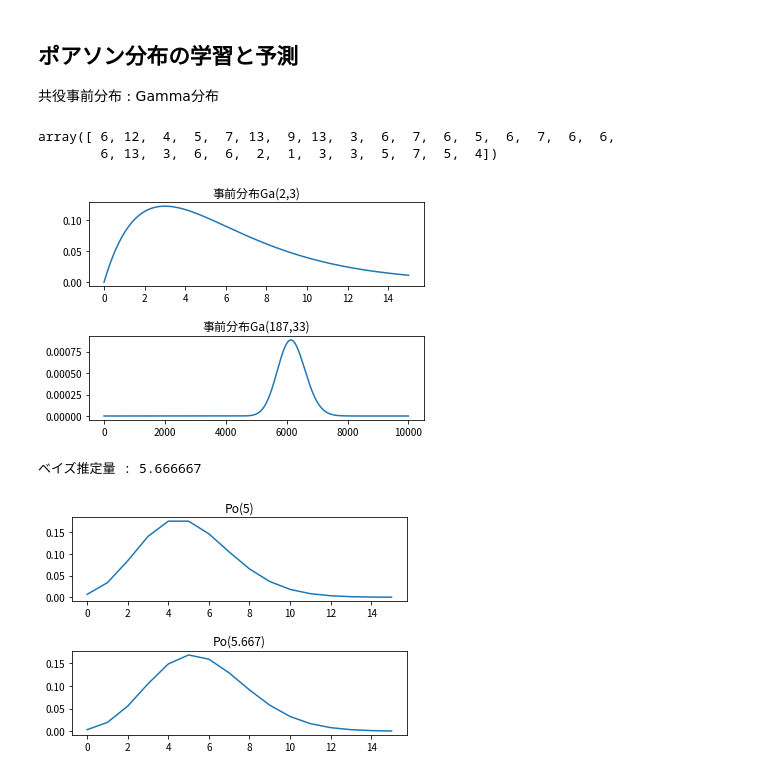
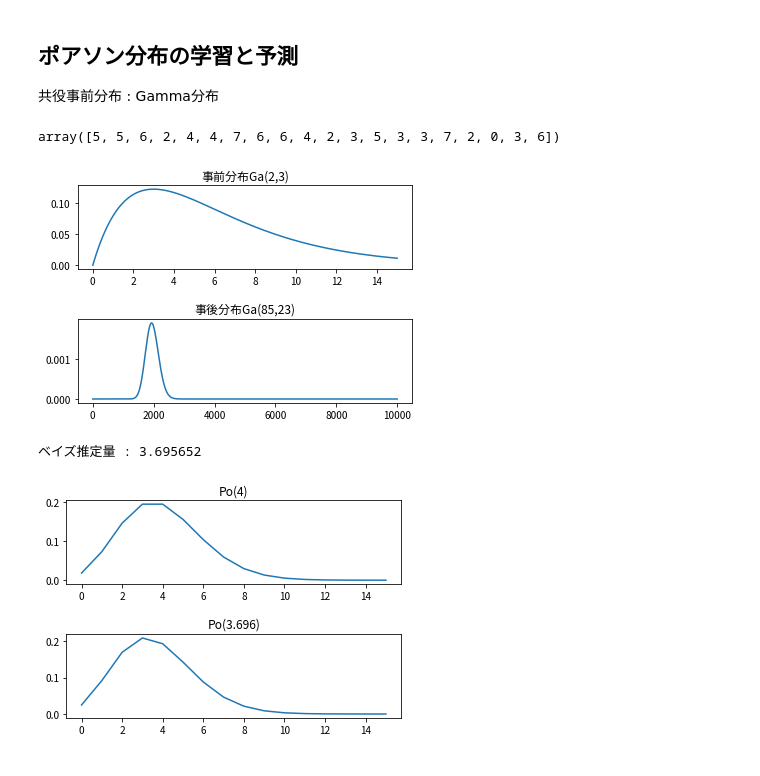
Before and after one commit to chama0623/MachineLearning, a Jupyter notebook: Bayes/Possion_distribution.ipynb, the cells around one changed output. Drawn from its saved outputs; the diff is of its cells as text; code cells hidden in the pictures.

```diff
--- a/Bayes/Possion_distribution.ipynb
+++ b/Bayes/Possion_distribution.ipynb
@@ -9,42 +7,42 @@ import seaborn as sns
 # %%
 from scipy.stats import poisson
 from scipy.stats import gamma
+from scipy.stats import nbinom
 
 # 訓練データの生成
-mu = 5 # lambda
-size = 30
+mu = 4 # 真の値
+size = 20
 
 x =poisson.rvs(mu=mu,size=size)
 x
 # %% [output]
-array([ 6, 12,  4,  5,  7, 13,  9, 13,  3,  6,  7,  6,  5,  6,  7,  6,  6,
-        6, 13,  3,  6,  6,  2,  1,  3,  3,  5,  7,  5,  4])
+array([5, 5, 6, 2, 4, 4, 7, 6, 6, 4, 2, 3, 5, 3, 3, 7, 2, 0, 3, 6])
 # %%
 # 事前分布のパラメータ
 alpha_pre,beta_pre = 2,3
 
 alpha_pro = alpha_pre + x.sum()
 beta_pro =  beta_pre + size
 
 xscale_pre = np.linspace(0,15,1500)
 xscale_pro = np.linspace(0,10000,10000)
 prob_pre = gamma.pdf(xscale_pre,a=alpha_pre,scale=beta_pre)
 prob_pro = gamma.pdf(xscale_pro,a=alpha_pro,scale=beta_pro)
 plt.figure(facecolor="white")
 plt.subplot(2,1,1)
 plt.plot(xscale_pre,prob_pre)
 plt.title("事前分布Ga("+str(alpha_pre)+","+str(beta_pre)+")")
 
 plt.subplot(2,1,2)
 plt.plot(xscale_pro,prob_pro)
-plt.title("事前分布Ga("+str(alpha_pro)+","+str(beta_pro)+")")
+plt.title("事後分布Ga("+str(alpha_pro)+","+str(beta_pro)+")")
 plt.subplots_adjust(wspace=0.2, hspace=0.6)
 plt.show()
 
 print("ベイズ推定量 : %lf" %(alpha_pro/beta_pro))
 # %% [output]
-[figure, old version]
+[figure, new version]
-ベイズ推定量 : 5.666667
+ベイズ推定量 : 3.695652
 # %%
 # サンプルを生成したモデルとベイズ推定量に基づいたモデルを比較
 xscale = np.linspace(0,15,16)
@@ -63,4 +61,4 @@ plt.title("Po("+str(round(alpha_pro/beta_pro,3))+")")
 plt.subplots_adjust(wspace=0.2, hspace=0.6)
 plt.show()
 # %% [output]
-[figure, old version]
+[figure, new version]
```
Also changed, not shown: parts of 3 cells of this notebook.
